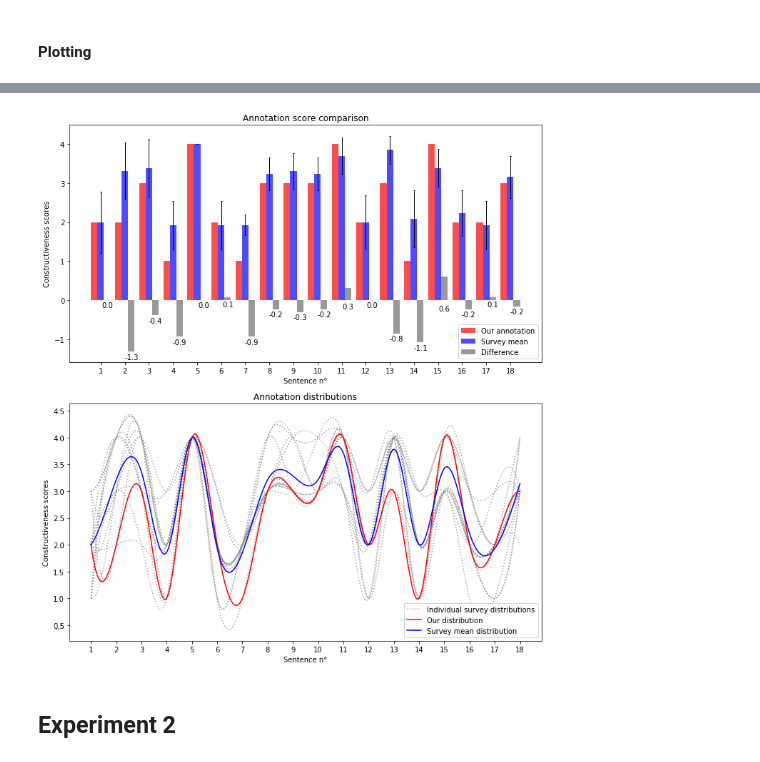
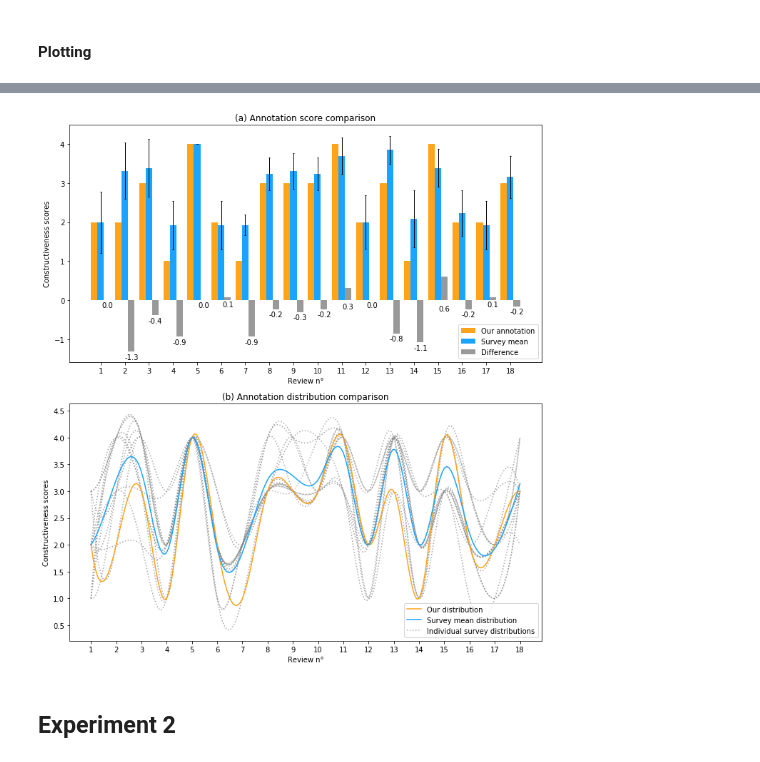
Before and after one commit to ugolbck/AFCC, a Jupyter notebook: notebooks/agreement.ipynb, the cells around one changed output, grey strips where cells are left out. Drawn from its saved outputs; the diff is of its cells as text; code cells hidden in the pictures.

```diff
--- a/notebooks/agreement.ipynb
+++ b/notebooks/agreement.ipynb
@@ -152,14 +114,14 @@ fig, (ax1, ax2) = plt.subplots(2, 1, figsize=(10, 11))
 
 # Part 1
 
-rects1 = ax1.bar(x - width, np.asarray(prim['our']), width, color='#ff4d4d', label='Our annotation')
-rects2 = ax1.bar(x, np.asarray(prim['mean']), width, color='#4d4dff', yerr=np.asarray(prim['std']), error_kw=dict(ecolor='black', lw=1, capsize=1, capthick=1), label='Survey mean')
+rects1 = ax1.bar(x - width, np.asarray(prim['our']), width, color='#ffa31a', label='Our annotation')
+rects2 = ax1.bar(x, np.asarray(prim['mean']), width, color='#1aa3ff', yerr=np.asarray(prim['std']), error_kw=dict(ecolor='black', lw=1, capsize=1, capthick=1), label='Survey mean')
 rects3 = ax1.bar(x + width, np.asarray(prim['difference']), width, color='grey', alpha=0.8, label='Difference')
 
 # Add some text for labels, title and custom x-axis tick labels, etc.
-ax1.set_title('Annotation score comparison')
+ax1.set_title('(a) Annotation score comparison')
 ax1.set_ylabel('Constructiveness scores')
-ax1.set_xlabel('Sentence n°')
+ax1.set_xlabel('Review n°')
 # ax.set_title('Annotation Agreement')
 ax1.set_xticks(x)
 ax1.set_xticklabels(labels)
@@ -173,45 +135,45 @@ def autolabel(rects):
         ax1.annotate('{0:.1f}'.format(height),
                     xy=(rect.get_x() + rect.get_width() / 2, height),
                     xytext=(0, height - 2 if height <= 0 else -(height*100/1.5)),
                     textcoords="offset pixels",
                     ha='center', va='top')
 
 autolabel(rects3)
 
 # Part 2
 
 for annot in np.asarray(sec)[:-2]:
     spl = make_interp_spline(x, annot, k=3)  # type: BSpline
     power_smooth = spl(xlin)
     ax2.plot(xlin, power_smooth, 'grey', alpha=0.7, linestyle='dotted')
 
+spl = make_interp_spline(x, np.asarray(sec)[-1], k=3)  # type: BSpline
+power_smooth = spl(xlin)
+ax2.plot(xlin, power_smooth, '#ffa31a', alpha=1, linestyle='solid', label='Our distribution')
+
+spl = make_interp_spline(x, sec_mean, k=3)  # type: BSpline
+power_smooth = spl(xlin)
+ax2.plot(xlin, power_smooth, '#1aa3ff', alpha=1, linestyle='solid', label='Survey mean distribution')
+
 spl = make_interp_spline(x, np.asarray(sec)[-2], k=3)  # type: BSpline
 power_smooth = spl(xlin)
 ax2.plot(xlin, power_smooth, 'grey', alpha=0.6, linestyle='dotted', label='Individual survey distributions')
 
-spl = make_interp_spline(x, np.asarray(sec)[-1], k=3)  # type: BSpline
-power_smooth = spl(xlin)
-ax2.plot(xlin, power_smooth, 'red', alpha=1, linestyle='solid', label='Our distribution')
-
-spl = make_interp_spline(x, sec_mean, k=3)  # type: BSpline
-power_smooth = spl(xlin)
-ax2.plot(xlin, power_smooth, 'blue', alpha=1, linestyle='solid', label='Survey mean distribution')
-
 # Add some text for labels, title and custom x-axis tick labels, etc.
-ax2.set_title('Annotation distributions')
+ax2.set_title('(b) Annotation distribution comparison')
 ax2.set_ylabel('Constructiveness scores')
-ax2.set_xlabel('Sentence n°')
+ax2.set_xlabel('Review n°')
 # ax.set_title('Annotation Agreement')
 ax2.set_xticks(x)
 ax2.set_xticklabels(labels)
 ax2.legend(loc='lower right')
 
 fig.tight_layout()
 
-#fig.savefig(PATH_IMAGES + 'agreement_4classes_2figures.png', format='png', bbox_inches='tight')
+fig.savefig(PATH_IMAGES + 'agreement_4classes_2figures_blueorange.png', format='png', bbox_inches='tight')
 plt.show()
 # %% [output]
-[figure, old version]
+[figure, new version]
 # %% [markdown]
 ## Experiment 2
 # %%
```
Also changed, not shown: parts of 4 cells of this notebook, 10 other files.
